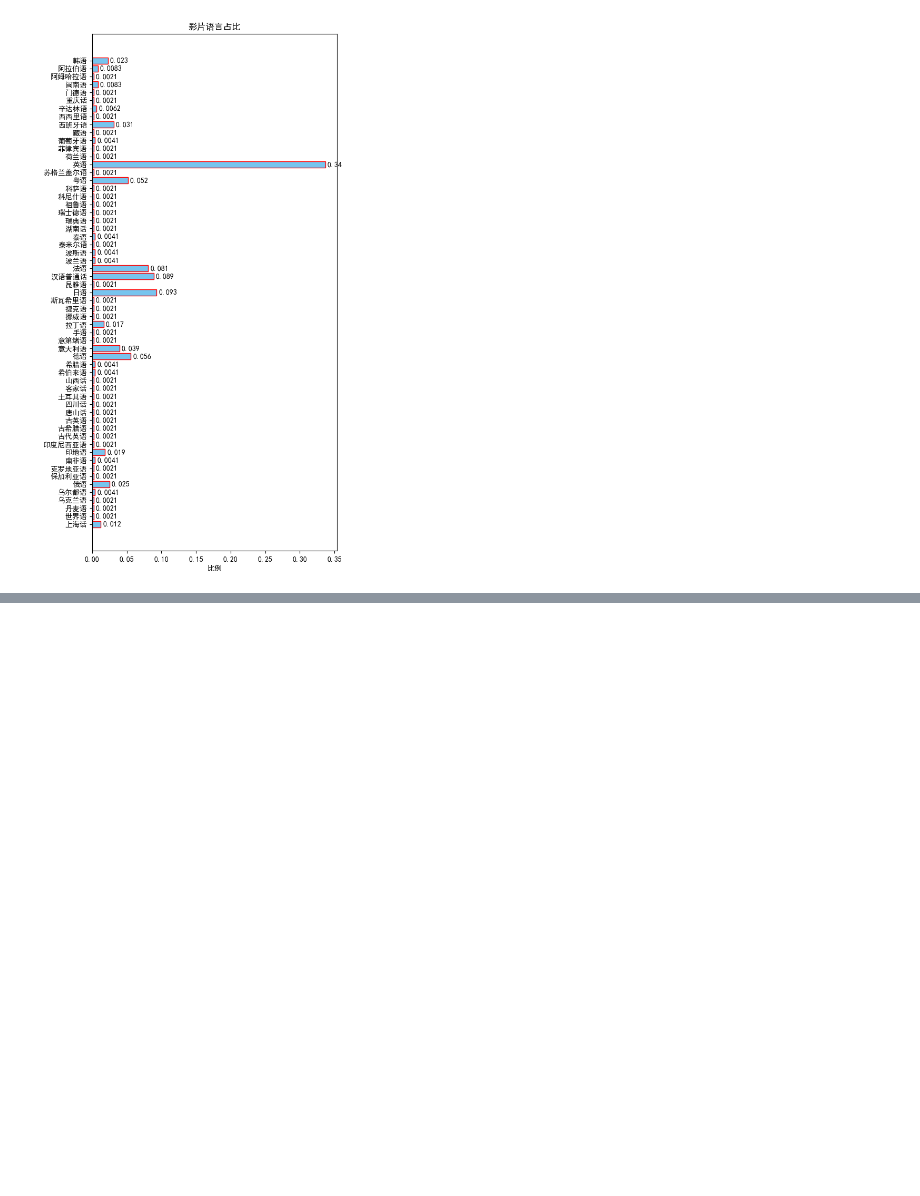
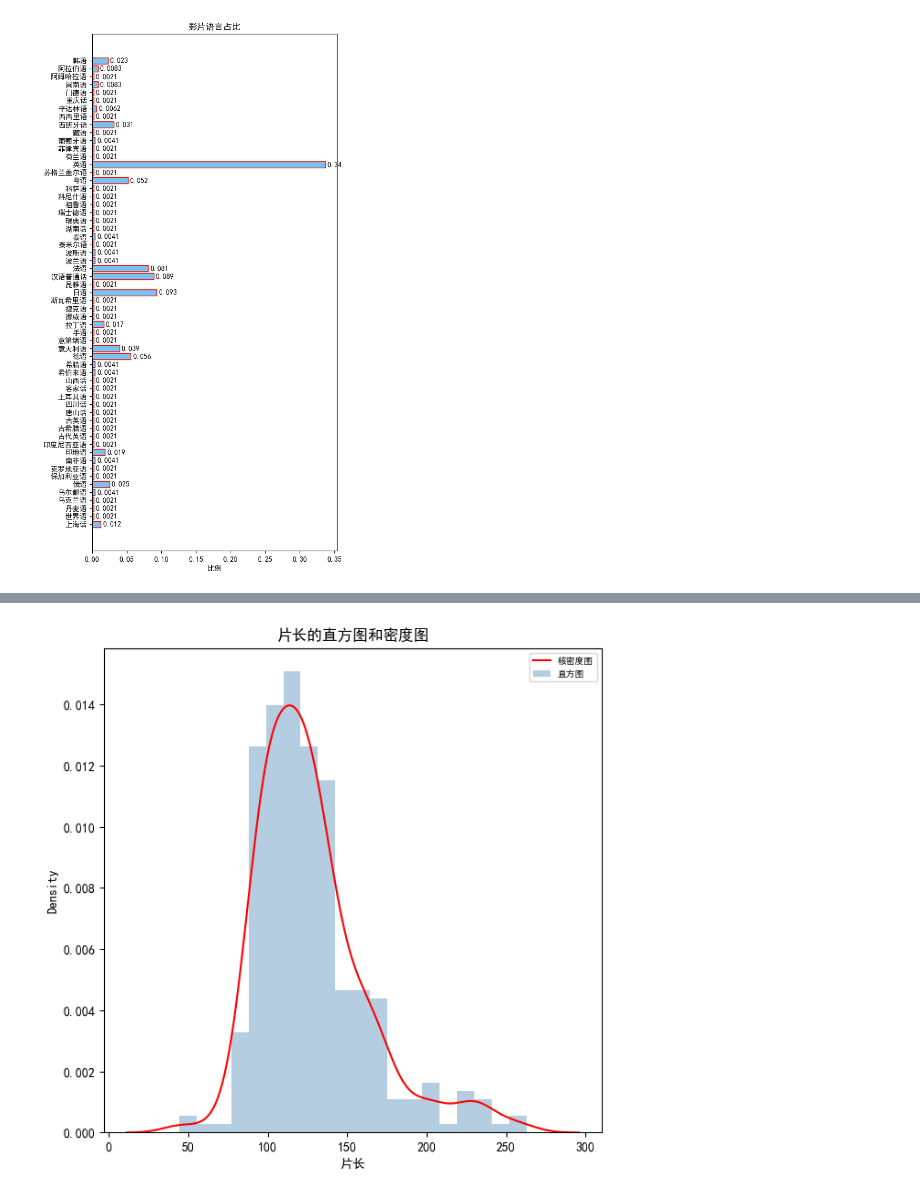
Before and after one commit to CiscoXY/Class-CS1507.01, a Jupyter notebook: FirstExp/Analysis.ipynb, the cells around one changed output, grey strips where cells are left out. Saved outputs shown, nothing was run; the diff lists cells and outputs as text; code cells hidden in the pictures; blank space fills up the shorter version.

```diff
--- a/FirstExp/Analysis.ipynb
+++ b/FirstExp/Analysis.ipynb
@@ -75,10 +87,10 @@ for rank , film in enumerate(original_data):
         index += 1
 # %%
 index = 0
-df_lens = pd.DataFrame(columns = ['排名' , '片名' , '片长'])
+df_lens = pd.DataFrame(columns = ['排名' , '片名' , '片长' , '评分' , '评价人数'])
 for rank , film in enumerate(original_data):
     for lens in film['片长']:
-        df_lens.loc[index] = [float(rank + 1) , film['片名'] , int(re.findall('\d+', lens)[0])]
+        df_lens.loc[index] = [float(rank + 1) , film['片名'] , int(re.findall('\d+', lens)[0]) , float(film['评分']) , float(film['评价人数'])]
         index += 1
 # %% [markdown]
 # 描述性统计
@@ -181,0 +200,12 @@ plt.show()
+# %%
+fig = plt.figure(figsize=(7,7),dpi = 100)
+sns.distplot(df_lens.loc[: , '片长'], bins = 20, kde = False, hist_kws = {'color':'steelblue'},
+                label = ('直方图'),norm_hist=True)
+sns.distplot(df_lens.loc[: , '片长'], hist = False, kde_kws = {'color':'red', 'linestyle':'-'},
+                norm_hist = True, label = ('核密度图'))
+plt.title('片长的直方图和密度图')
+plt.legend()
+plt.savefig('images/describe/片长的直方图和密度图.jpg')
+plt.show()
+# %% [output]
+[figure, added]
```
Also changed, not shown: parts of 23 cells of this notebook, 9 other files.
